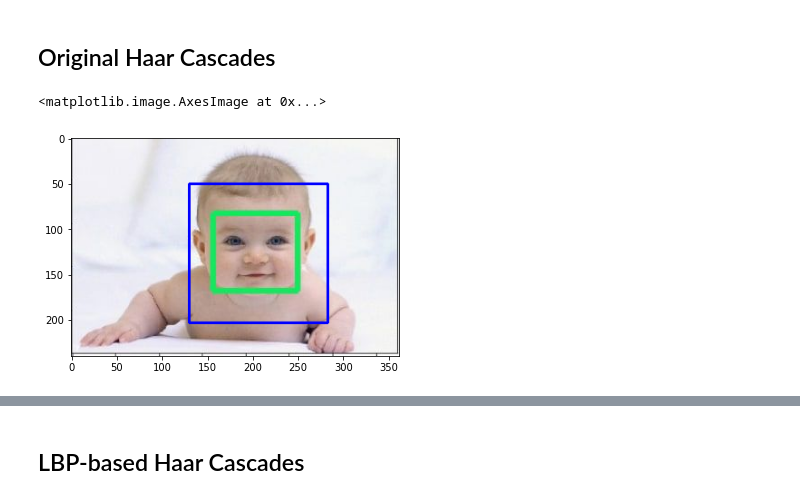
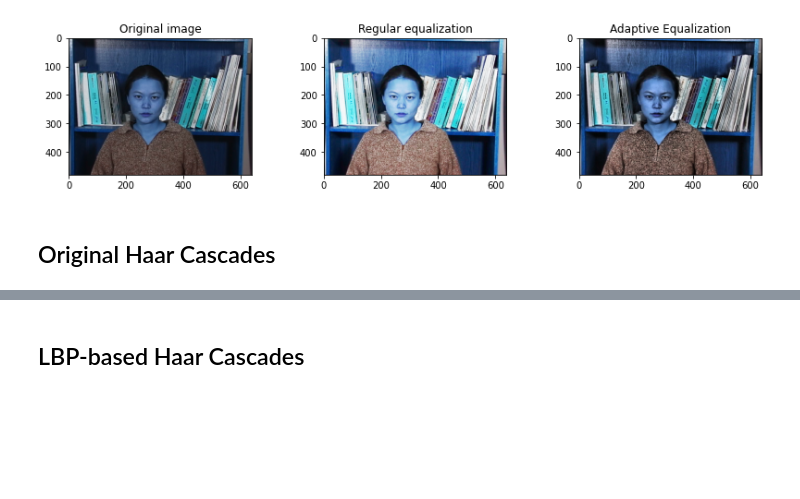
Before and after one commit to nafisat11/ENCM509-Face-Detection, a Jupyter notebook: facedetection.ipynb, the cells around one changed output, grey strips where cells are left out. Drawn from its saved outputs; the diff is of its cells as text; code cells hidden in the pictures; blank space fills up the shorter version.

```diff
--- a/facedetection.ipynb
+++ b/facedetection.ipynb
@@ -9,21 +66,15 @@ def convertToRGB(image):
+# %%
+# Histogram Equalization
+img_eq1 = equalize_hist(cv2.imread('dataset/01.jpg'))
+img_eq2 = equalize_adapthist(cv2.imread('dataset/01.jpg'))
+plt.figure(figsize=(14,6))
+plt.subplot(2,3,1)
+plt.imshow(cv2.imread('dataset/01.jpg')); plt.title('Original image')
+plt.subplot(2,3,2)
+plt.imshow(img_eq1); plt.title('Regular equalization')
+plt.subplot(2,3,3)
+plt.imshow(img_eq2); plt.title('Adaptive Equalization');
+# %% [output]
+[figure, added]
 # %% [markdown]
 ## Original Haar Cascades
-# %%
-# Loading image
-test_image = cv2.imread('baby.jpeg')
-
-# Converting to gray scale
-test_image_gray = cv2.cvtColor(test_image, cv2.COLOR_BGR2GRAY)
-
-plt.imshow(test_image_gray, cmap='gray')
-
-haar_cascade_face = cv2.CascadeClassifier('haar_xml/haarcascade_frontalface_default.xml')
-face_rects = haar_cascade_face.detectMultiScale(test_image_gray, scaleFactor=1.1, minNeighbors=4)
-
-for (x,y,w,h) in face_rects:
-    cv2.rectangle(test_image, (x,y), (x+w, y+h), (255,0,0), 2)
-
-plt.imshow(convertToRGB(test_image))
-# %% [output]
-<matplotlib.image.AxesImage at 0x...>
-[figure, removed]
```
Also changed, not shown: parts of 11 cells of this notebook, 11 other files.
